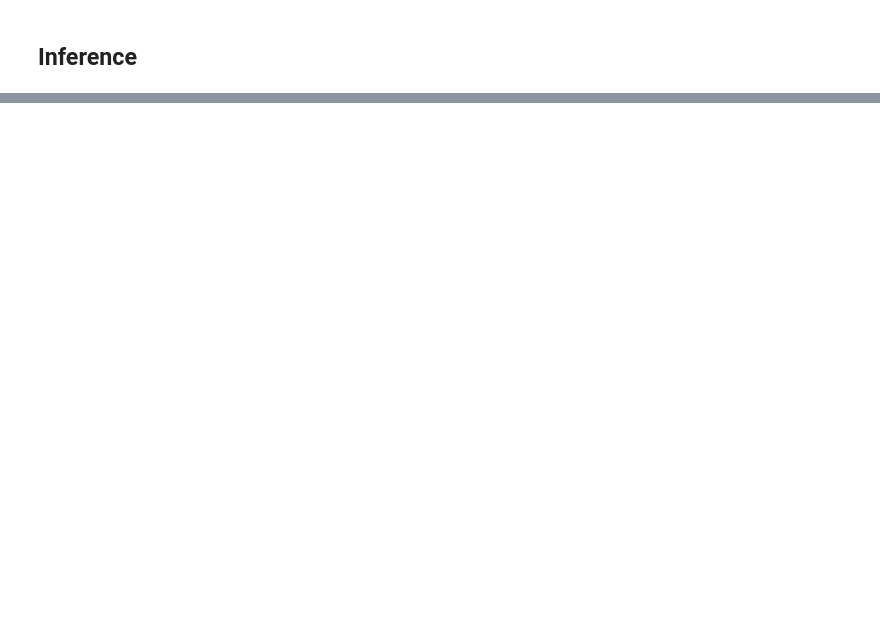
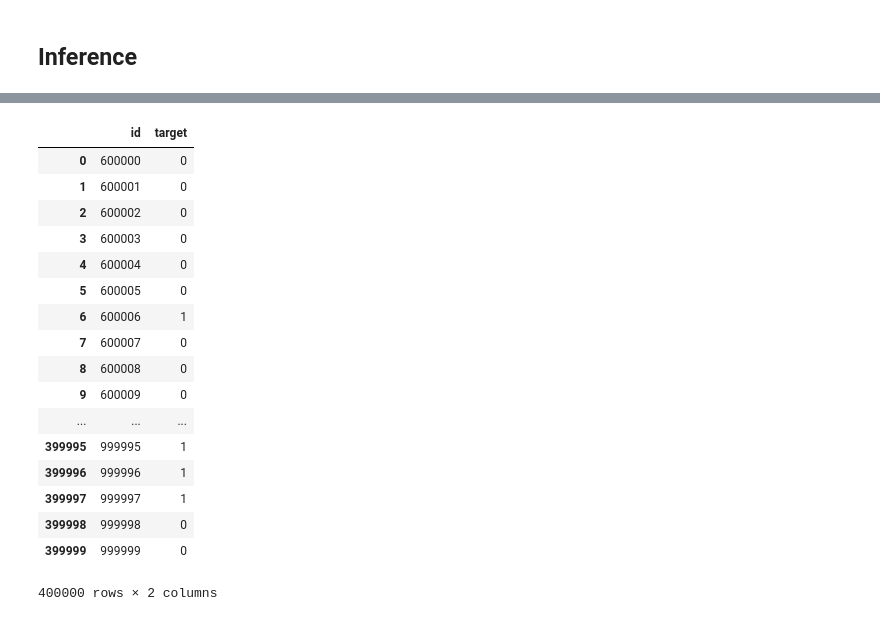
Before and after one commit to aanubhav/ML_Competitions, a Jupyter notebook: Categorical_Feature_Encoding/Categorical-Fastai.ipynb, the cells around one changed output, grey strips where cells are left out. Cells and saved outputs as stored; diff of their text form; code cells hidden in the pictures; blank space fills up the shorter version.

```diff
--- a/Categorical_Feature_Encoding/Categorical-Fastai.ipynb
+++ b/Categorical_Feature_Encoding/Categorical-Fastai.ipynb
@@ -111,0 +186,2 @@ learn.fit(1, 1e-2)
+# %%
+learn.fit_one_cycle(5, 1e-05)
@@ -123,0 +234,12 @@ pred[0]
+# %%
+def get_submision(preds):
+    labelled_preds = []
+    pred11 = preds
+    for pred in tqdm(pred11):
+        labelled_preds.append(int(np.argmax(pred)))
+
+    sample['target'] = labelled_preds
+
+    return sample
+# %%
+submission = get_submision(pred[0])
@@ -123,0 +248,21 @@ pred[0]
+# %%
+submission.reset_index(drop=True)
+# %% [output]
+|  | id | target |
+| 0 | 600000 | 0 |
+| 1 | 600001 | 0 |
+| 2 | 600002 | 0 |
+| 3 | 600003 | 0 |
+| 4 | 600004 | 0 |
+| 5 | 600005 | 0 |
+| 6 | 600006 | 1 |
+| 7 | 600007 | 0 |
+| 8 | 600008 | 0 |
+| 9 | 600009 | 0 |
+| ... | ... | ... |
+| 399995 | 999995 | 1 |
+| 399996 | 999996 | 1 |
+| 399997 | 999997 | 1 |
+| 399998 | 999998 | 0 |
+| 399999 | 999999 | 0 |
+400000 rows × 2 columns
```
Also changed, not shown: parts of 26 cells of this notebook, 3 other files.
